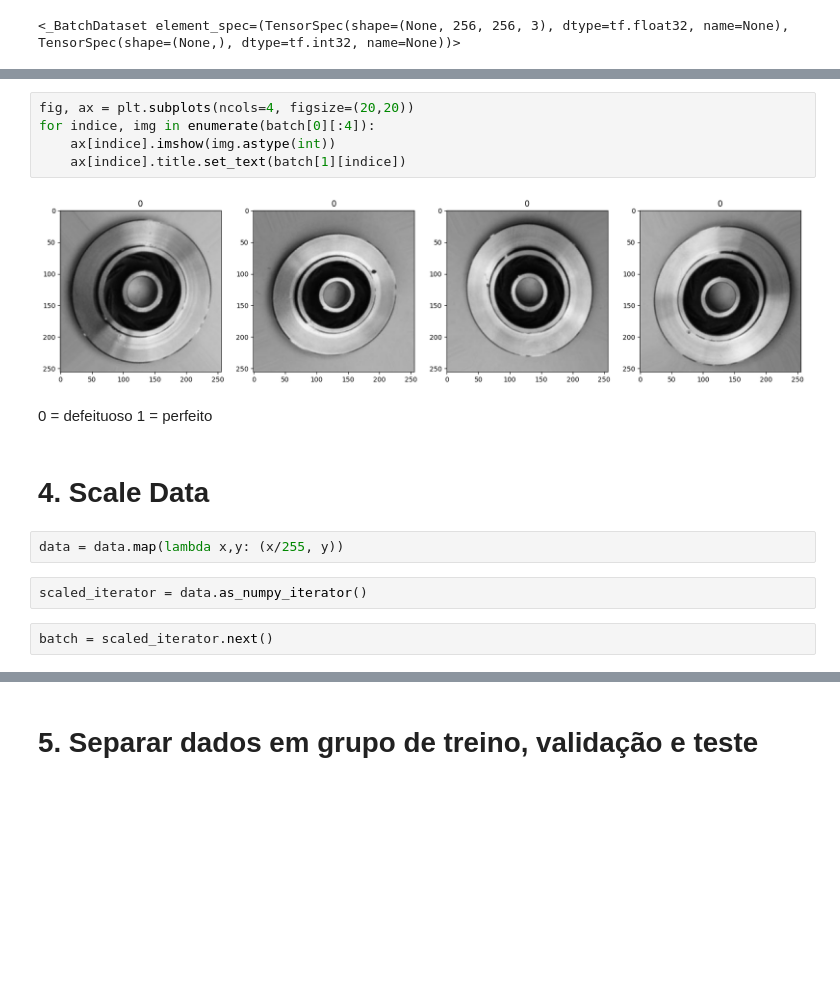
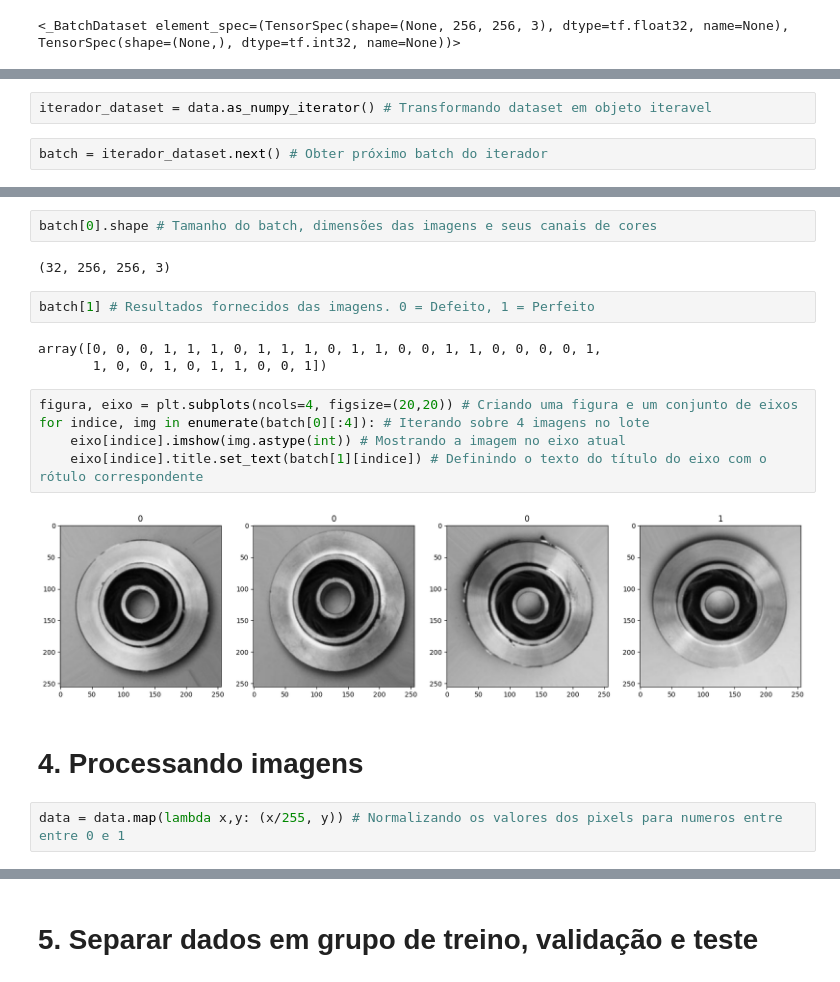
Before and after one commit to lucascruzestudo/CNNPecasDefeituosas, a Jupyter notebook: NotebookPecasDefeituosas.ipynb, the cells around one changed output, grey strips where cells are left out. Saved outputs shown, nothing was run; the diff lists cells and outputs as text; blank space fills up the shorter version.

```diff
--- a/NotebookPecasDefeituosas.ipynb
+++ b/NotebookPecasDefeituosas.ipynb
@@ -138,0 +70,4 @@ array([0, 0, 1, 0, 1, 1, 0, 1, 1, 1, 1, 0, 0, 1, 0, 0, 1, 0, 0, 1, 1, 1,
+# %%
+iterador_dataset = data.as_numpy_iterator() # Transformando dataset em objeto iteravel
+# %%
+batch = iterador_dataset.next() # Obter próximo batch do iterador
@@ -139,18 +94,20 @@ array([0, 0, 1, 0, 1, 1, 0, 1, 1, 1, 1, 0, 0, 1, 0, 0, 1, 0, 0, 1, 1, 1,
+# %%
+batch[0].shape # Tamanho do batch, dimensões das imagens e seus canais de cores
+# %% [output]
+(32, 256, 256, 3)
+# %%
+batch[1] # Resultados fornecidos das imagens. 0 = Defeito, 1 = Perfeito
+# %% [output]
+array([0, 0, 0, 1, 1, 1, 0, 1, 1, 1, 0, 1, 1, 0, 0, 1, 1, 0, 0, 0, 0, 1,
+       1, 0, 0, 1, 0, 1, 1, 0, 0, 1])
 # %%
-fig, ax = plt.subplots(ncols=4, figsize=(20,20))
-for indice, img in enumerate(batch[0][:4]):
-    ax[indice].imshow(img.astype(int))
-    ax[indice].title.set_text(batch[1][indice])
+figura, eixo = plt.subplots(ncols=4, figsize=(20,20)) # Criando uma figura e um conjunto de eixos
+for indice, img in enumerate(batch[0][:4]): # Iterando sobre 4 imagens no lote
+    eixo[indice].imshow(img.astype(int)) # Mostrando a imagem no eixo atual
+    eixo[indice].title.set_text(batch[1][indice]) # Definindo o texto do título do eixo com o rótulo correspondente
 # %% [output]
-[figure, old version]
+[figure, new version]
-# %% [markdown]
-0 = defeituoso
-1 = perfeito
 # %% [markdown]
-# 4. Scale Data
+# 4. Processando imagens
 # %%
-data = data.map(lambda x,y: (x/255, y))
+data = data.map(lambda x,y: (x/255, y)) # Normalizando os valores dos pixels para numeros entre entre 0 e 1
-# %%
-scaled_iterator = data.as_numpy_iterator()
-# %%
-batch = scaled_iterator.next()
```
Also changed, not shown: parts of 19 cells of this notebook.
